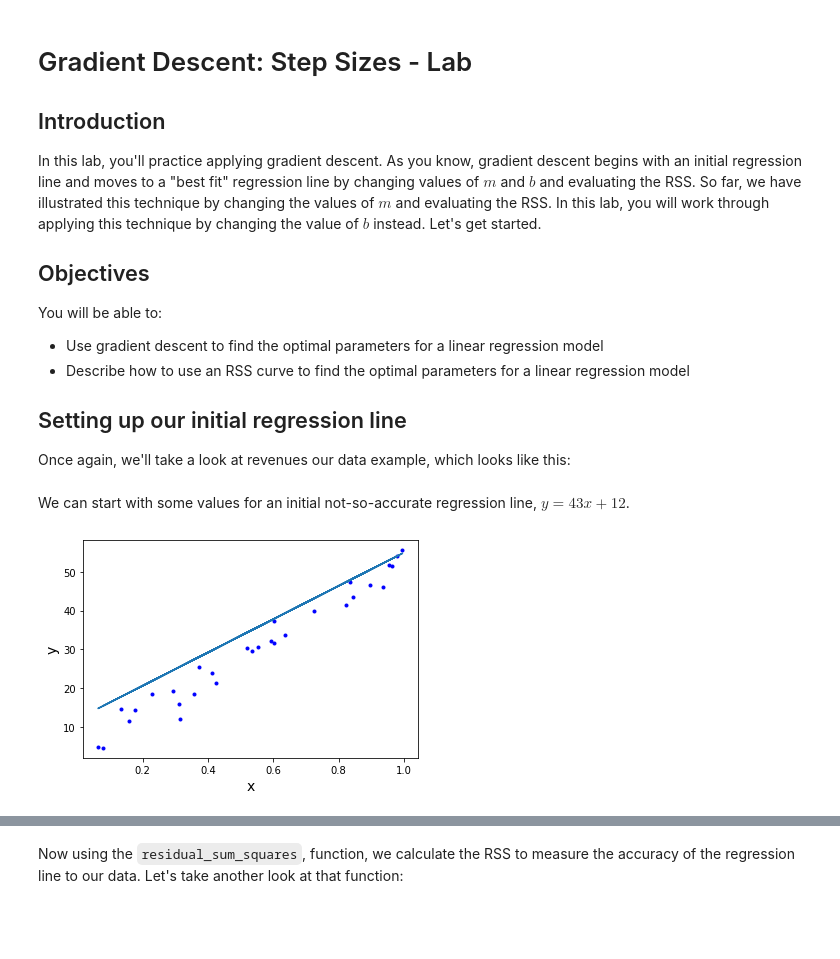
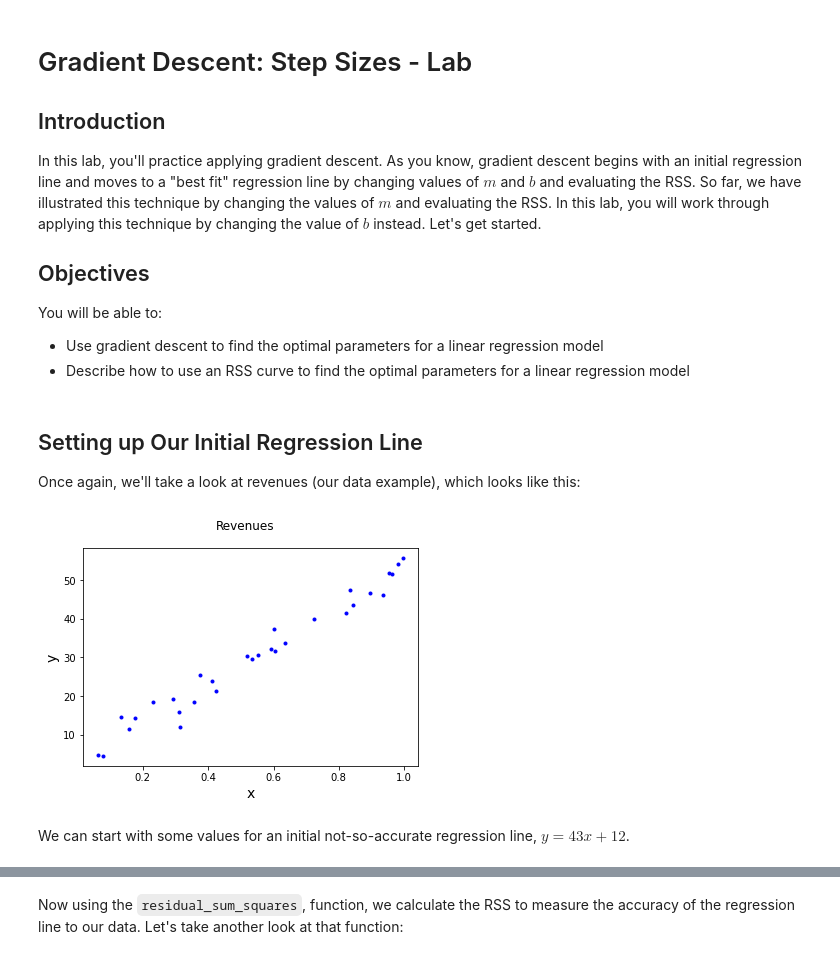
Before and after one commit to learn-co-curriculum/dsc-gradient-descent-step-sizes-lab, a Jupyter notebook: index.ipynb, the cells around one changed output, grey strips where cells are left out. Saved outputs shown, nothing was run; the diff lists cells and outputs as text; code cells hidden in the pictures; blank space fills up the shorter version.

```diff
--- a/index.ipynb
+++ b/index.ipynb
@@ -11,7 +11,3 @@ You will be able to:
 
 - Use gradient descent to find the optimal parameters for a linear regression model
 - Describe how to use an RSS curve to find the optimal parameters for a linear regression model
-
-## Setting up our initial regression line
-
-Once again, we'll take a look at revenues our data example, which looks like this:
@@ -18,16 +19,21 @@ Once again, we'll take a look at revenues our data example, which looks like thi
+# %% [markdown]
+## Setting up Our Initial Regression Line
+
+Once again, we'll take a look at revenues (our data example), which looks like this:
 # %%
-import numpy as np
-np.set_printoptions(formatter={'float_kind':'{:f}'.format})
-import matplotlib.pyplot as plt
 np.random.seed(225)
 
 x = np.random.rand(30, 1).reshape(30)
 y_randterm = np.random.normal(0,3,30)
-y = 3+ 50* x + y_randterm
+y = 3 + 50*x + y_randterm
 
-plt.plot(x, y, '.b')
-plt.xlabel("x", fontsize=14)
-plt.ylabel("y", fontsize=14);
+fig, ax = plt.subplots()
+ax.scatter(x, y, marker=".", c="b")
+ax.set_xlabel("x", fontsize=14)
+ax.set_ylabel("y", fontsize=14)
+fig.suptitle("Revenues");
+# %% [output]
+[figure, added]
 # %% [markdown]
 We can start with some values for an initial not-so-accurate regression line, $y = 43x + 12$.
 # %%
@@ -36,14 +41,0 @@ def regression_formula(x):
-# %%
-np.random.seed(225)
-
-x = np.random.rand(30,1).reshape(30)
-y_randterm = np.random.normal(0,3,30)
-y = 3+ 50* x + y_randterm
-
-plt.plot(x, y, '.b')
-plt.plot(x, regression_formula(x), '-')
-plt.xlabel("x", fontsize=14)
-plt.ylabel("y", fontsize=14)
-plt.show()
-# %% [output]
-[figure, removed]
```
Also changed, not shown: parts of 44 cells of this notebook, 11 other files.
